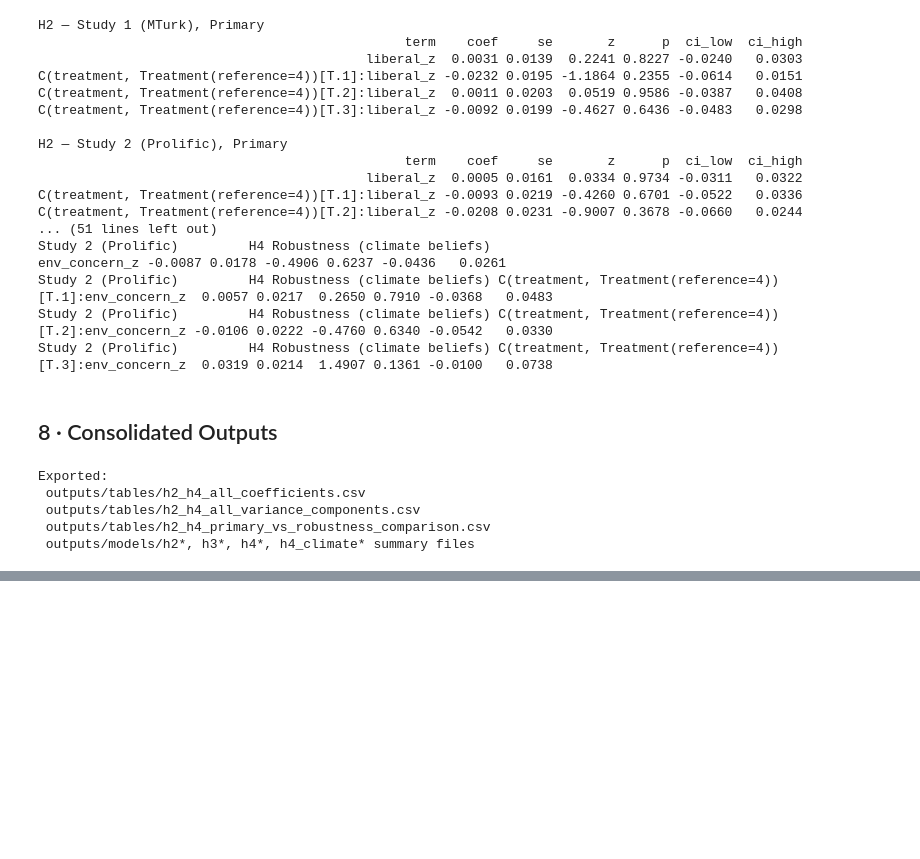
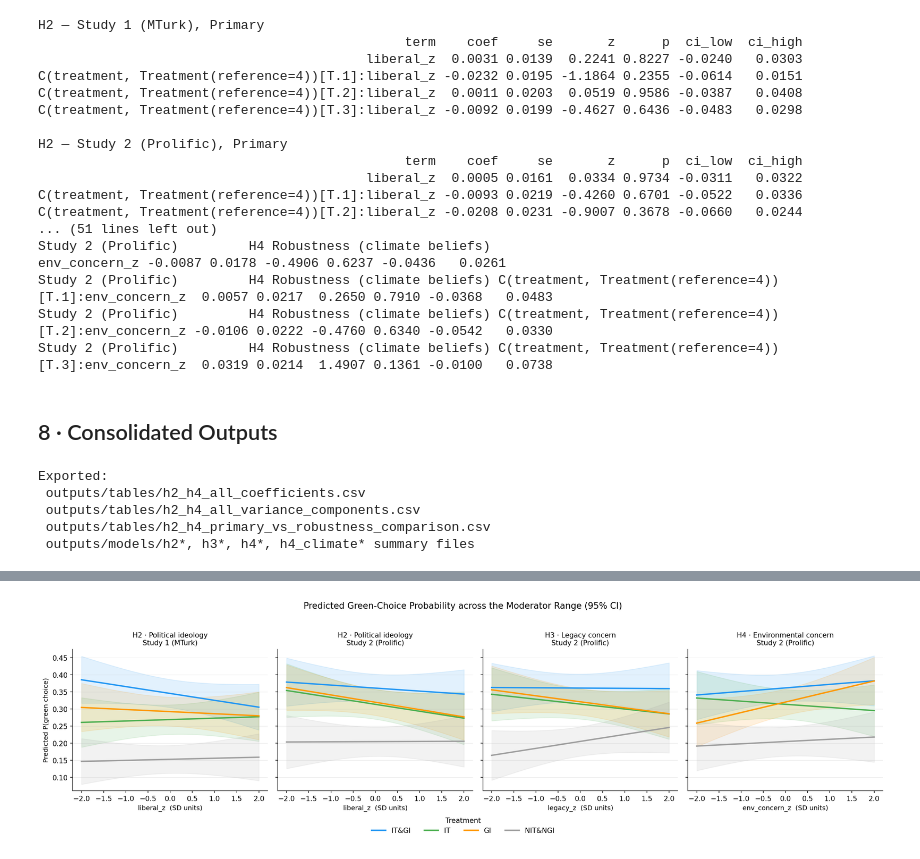
Before and after one commit to EllyShoon/Dissertation_Notebooks, a Jupyter notebook: notebooks/04_h2_h4_moderation.ipynb, the cells around one changed output, grey strips where cells are left out. Drawn from its saved outputs; the diff is of its cells as text; code cells hidden in the pictures; blank space fills up the shorter version.

```diff
--- a/notebooks/04_h2_h4_moderation.ipynb
+++ b/notebooks/04_h2_h4_moderation.ipynb
@@ -474,0 +549,48 @@ Exported:
+# %%
+# Cell 10: Figure — predicted green-choice probability across the moderator range
+import patsy
+
+def predicted_curve(result, moderator, treat_level, grid):
+    """Model-implied P(green) across a moderator grid at one treatment level.
+
+    Evaluated at round_c = 0 (the mean round). Standard errors are taken from
+    the fixed-effect block of the covariance matrix, so the band reflects
+    uncertainty in the fixed effects with random effects at their means.
+    """
+    k_fe = result.model.k_fe
+    V = np.asarray(result.cov_params())[:k_fe, :k_fe]
+    beta = result.params.values[:k_fe]
+    design_info = result.model.data.design_info
+    newdata = pd.DataFrame({moderator: grid})
+    newdata['treatment'] = treat_level
+    newdata['round_c'] = 0.0
+    X = patsy.build_design_matrices([design_info], newdata, return_type='dataframe')[0].values
+    fitted = X @ beta
+    se = np.sqrt(np.einsum('ij,jk,ik->i', X, V, X))
+    return fitted, se
+
+fig, axes = plt.subplots(1, len(PANELS), figsize=(17, 4.2), sharey=True)
+grid = np.linspace(-2, 2, 60)
+
+for ax, (hyp_label, study, res, mod) in zip(axes, PANELS):
+    for lvl in [1, 2, 3, 4]:
+        fitted, se = predicted_curve(res, mod, lvl, grid)
+        colour = TREAT_COLORS[TREAT_MAP[lvl]]
+        ax.plot(grid, fitted, color=colour, lw=2, label=TREAT_MAP[lvl])
+        ax.fill_between(grid, fitted - 1.96 * se, fitted + 1.96 * se, color=colour, alpha=0.13)
+    ax.set_title(f'{hyp_label}\n{study}', fontsize=10)
+    ax.set_xlabel(f'{mod}  (SD units)', fontsize=9.5)
+    ax.grid(axis='y', lw=0.4, alpha=0.4)
+    ax.spines[['top', 'right']].set_visible(False)
+
+axes[0].set_ylabel('Predicted P(green choice)', fontsize=9.5)
+handles, labels = axes[0].get_legend_handles_labels()
+fig.legend(handles, labels, title='Treatment', loc='lower center', ncol=4,
+           frameon=False, bbox_to_anchor=(0.5, -0.10))
+fig.suptitle('Predicted Green-Choice Probability across the Moderator Range (95% CI)',
+             y=1.03, fontsize=12.5)
+plt.tight_layout()
+plt.savefig('outputs/figures/fig_moderation_predicted.png', dpi=200, bbox_inches='tight')
+plt.show()
+# %% [output]
+[figure, added]
```
Also changed, not shown: parts of 5 cells of this notebook, 3 other files.
